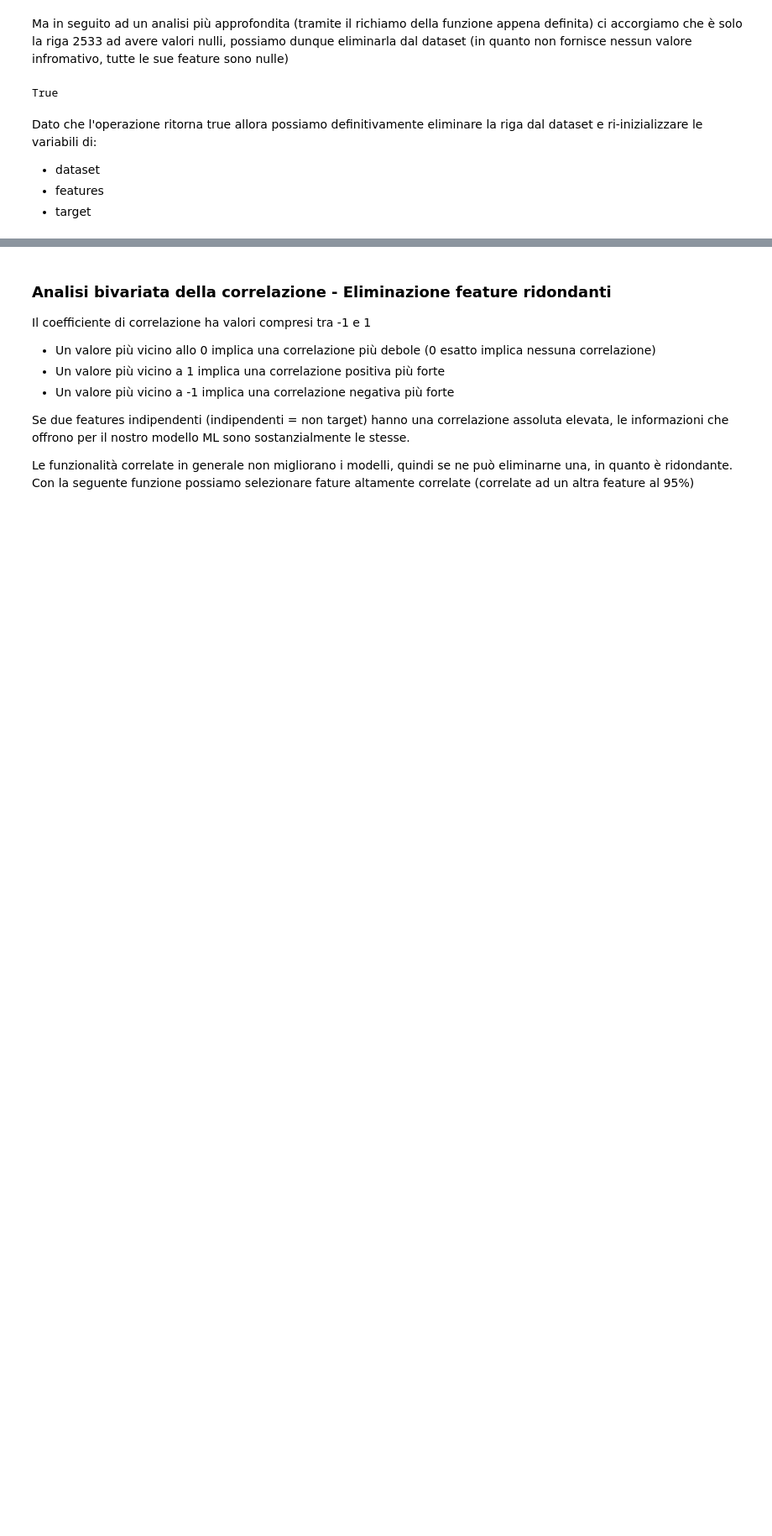
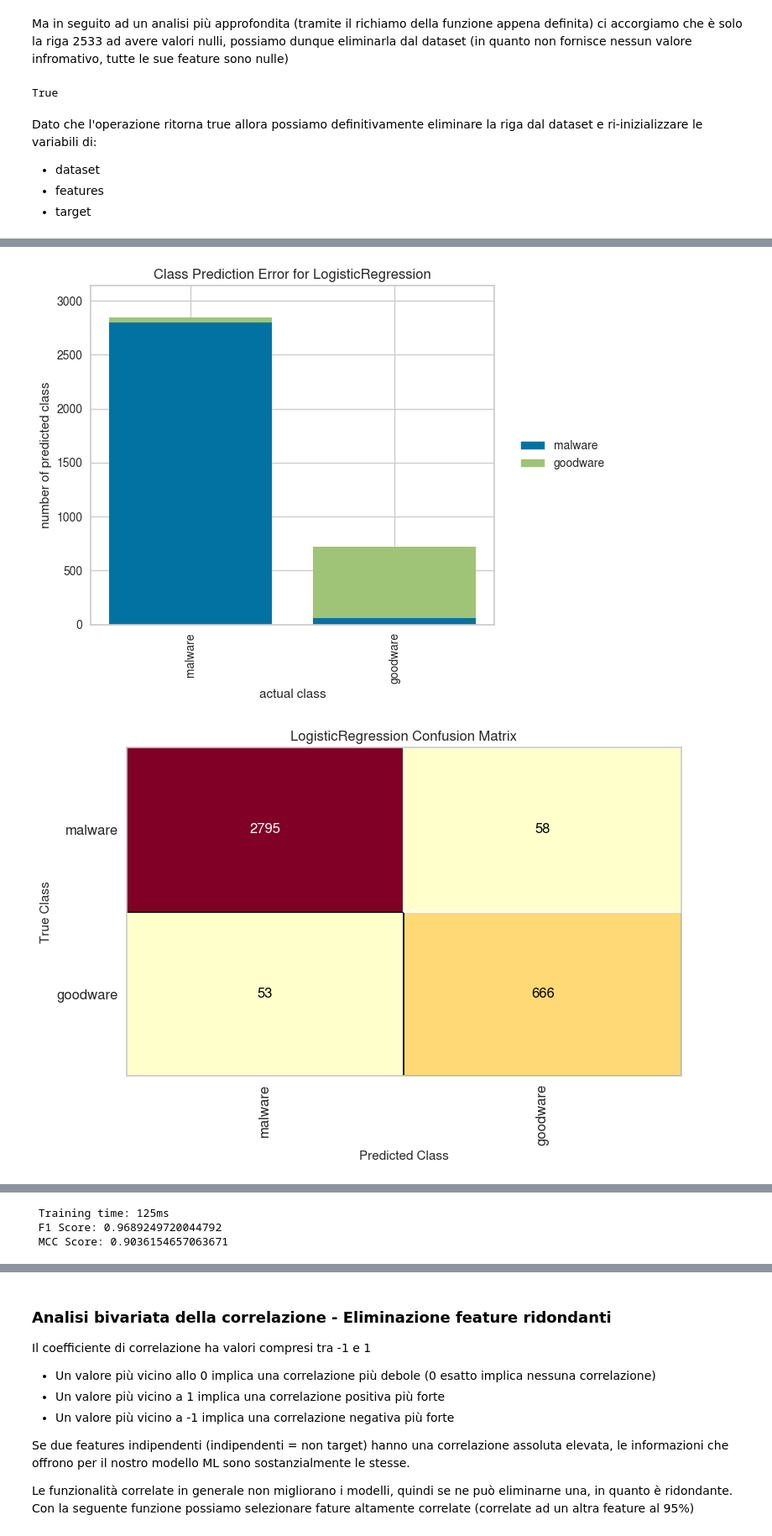
Before and after one commit to VR3ED/Goodware-vs-Malaware-machine-learning, a Jupyter notebook: Progetto.ipynb, the cells around one changed output, grey strips where cells are left out. Shown at 84% size. Drawn from its saved outputs; the diff is of its cells as text; code cells hidden in the pictures; blank space fills up the shorter version.

```diff
--- a/Progetto.ipynb
+++ b/Progetto.ipynb
@@ -169,0 +185,6 @@ uni_feature = dataset.drop(['Label'], axis=1)
+# %%
+#prima sostituisco nel target dei valori numerici 0 ed 1 alle stringhe "goodware" e "malware"
+uni_target = uni_target.replace(to_replace=["goodware", "malware"], value=[1, 0])
+print(uni_target)
+
+X_train, X_test, y_train, y_test = train_test_split(uni_feature, uni_target, test_size=0.80, random_state=42, stratify=uni_target)
@@ -169,0 +206,3 @@ uni_feature = dataset.drop(['Label'], axis=1)
+# %%
+y_train = y_train.replace(to_replace=["goodware", "malware"], value=[1, 0])
+y_test = y_test.replace(to_replace=["goodware", "malware"], value=[1, 0])
@@ -169,0 +242,20 @@ uni_feature = dataset.drop(['Label'], axis=1)
+# %%
+# impute missing values and save it as a temporary dataset.
+imputer = KNNImputer()
+imputer.fit(X_train)
+imputed_train = pd.DataFrame(imputer.transform(X_train), columns = X_train.columns)
+imputed_test = pd.DataFrame(imputer.transform(X_test), columns = X_test.columns)
+# %%
+# lists to record time and scores
+f1scores = []
+mccscores = []
+times = []
+
+time, f1score, mccscore = evaluate(train_df = X_train, test_df = X_test, train_target=y_train, test_target=y_test)
+print(f' Training time: {time}ms\n F1 Score: {f1score}\n MCC Score: {mccscore}')
+f1scores.append(f1score)
+mccscores.append(mccscore)
+times.append(time)
+# %% [output]
+[figure, added]
+[figure, added]
@@ -169,0 +263,3 @@ uni_feature = dataset.drop(['Label'], axis=1)
+ Training time: 125ms
+ F1 Score: 0.9689249720044792
+ MCC Score: 0.9036154657063671
```
Also changed, not shown: parts of 45 cells of this notebook.
